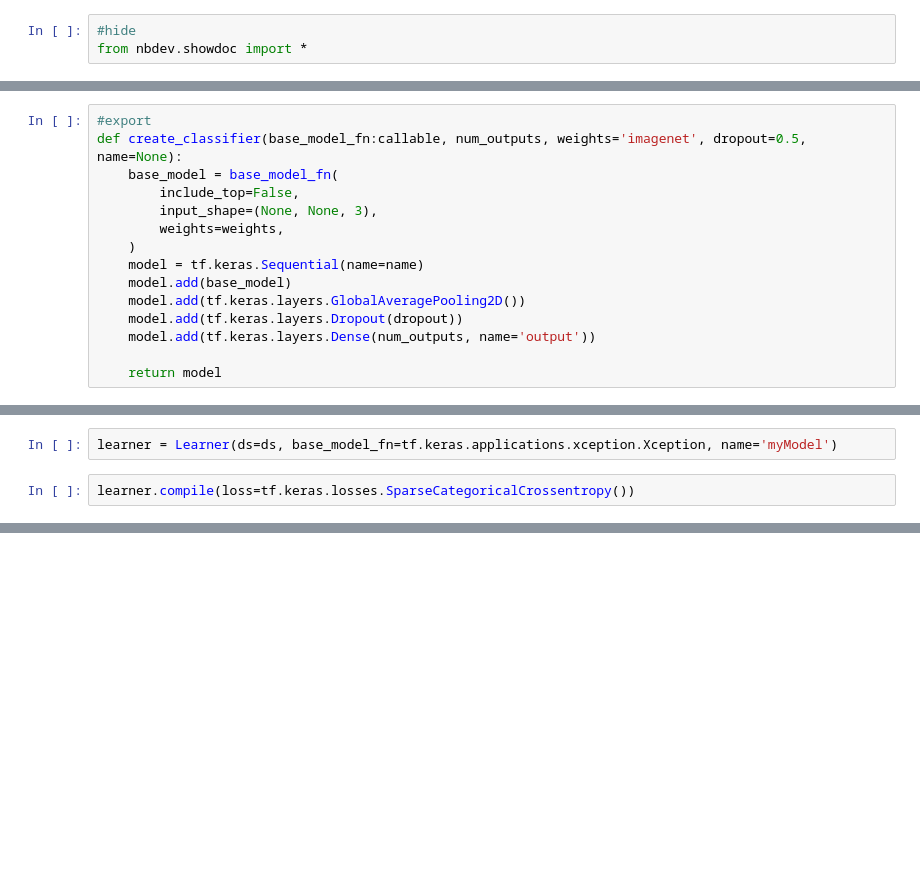
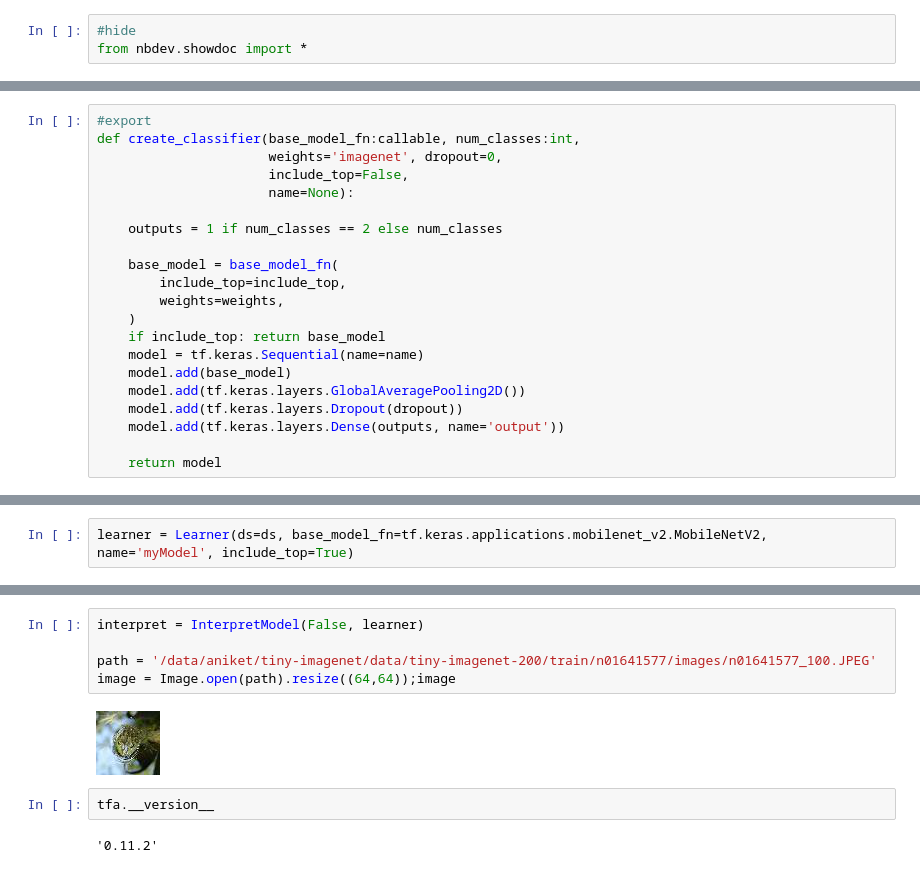
Before and after one commit to aniketmaurya/chitra, a Jupyter notebook: nbs/06_learner.ipynb, the cells around one changed output, grey strips where cells are left out. Saved outputs shown, nothing was run; the diff lists cells and outputs as text; blank space fills up the shorter version.

Commit message:
model interpret class

```diff
--- a/nbs/06_learner.ipynb
+++ b/nbs/06_learner.ipynb
@@ -24,16 +30,22 @@ import sys, inspect
 # %%
 #export
-def create_classifier(base_model_fn:callable, num_outputs, weights='imagenet', dropout=0.5, name=None):
+def create_classifier(base_model_fn:callable, num_classes:int,
+                      weights='imagenet', dropout=0,
+                      include_top=False,
+                      name=None):
+
+    outputs = 1 if num_classes == 2 else num_classes
+
     base_model = base_model_fn(
-        include_top=False,
-        input_shape=(None, None, 3),
+        include_top=include_top,
         weights=weights,
     )
+    if include_top: return base_model
     model = tf.keras.Sequential(name=name)
     model.add(base_model)
     model.add(tf.keras.layers.GlobalAveragePooling2D())
     model.add(tf.keras.layers.Dropout(dropout))
-    model.add(tf.keras.layers.Dense(num_outputs, name='output'))
+    model.add(tf.keras.layers.Dense(outputs, name='output'))
 
     return model
 # %%
@@ -149,6 +273,4 @@ ds.update_component('get_label', get_label)
 get_filenames updated with <function load_files at 0x...>
 get_label updated with <function get_label at 0x...>
 # %%
-learner = Learner(ds=ds, base_model_fn=tf.keras.applications.xception.Xception, name='myModel')
+learner = Learner(ds=ds, base_model_fn=tf.keras.applications.mobilenet_v2.MobileNetV2, name='myModel', include_top=True)
-# %%
-learner.compile(loss=tf.keras.losses.SparseCategoricalCrossentropy())
@@ -159,0 +277,11 @@ Epoch 1/5
+# %%
+interpret = InterpretModel(False, learner)
+
+path = '/data/aniket/tiny-imagenet/data/tiny-imagenet-200/train/n01641577/images/n01641577_100.JPEG'
+image = Image.open(path).resize((64,64));image
+# %% [output]
+[figure, added]
+# %%
+tfa.__version__
+# %% [output]
+'0.11.2'
```
Also changed, not shown: parts of 13 cells of this notebook, 10 other files.
